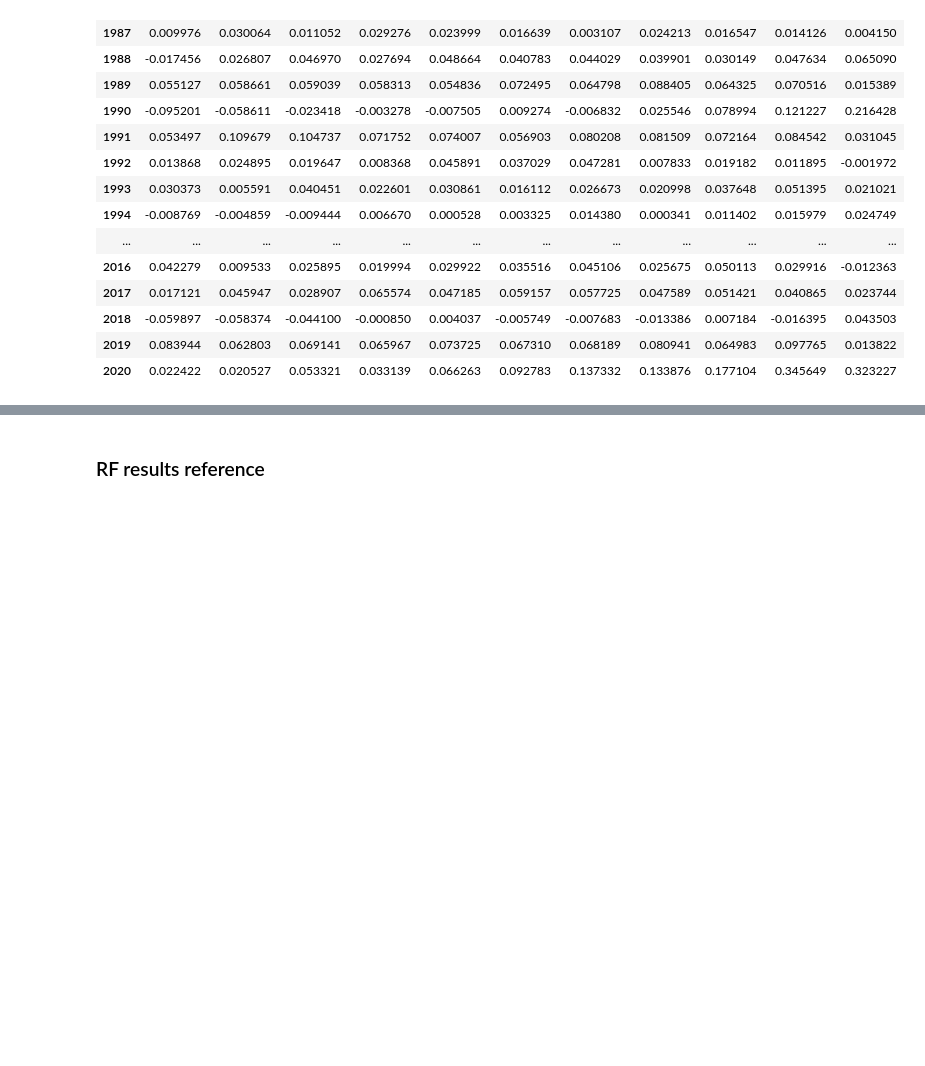
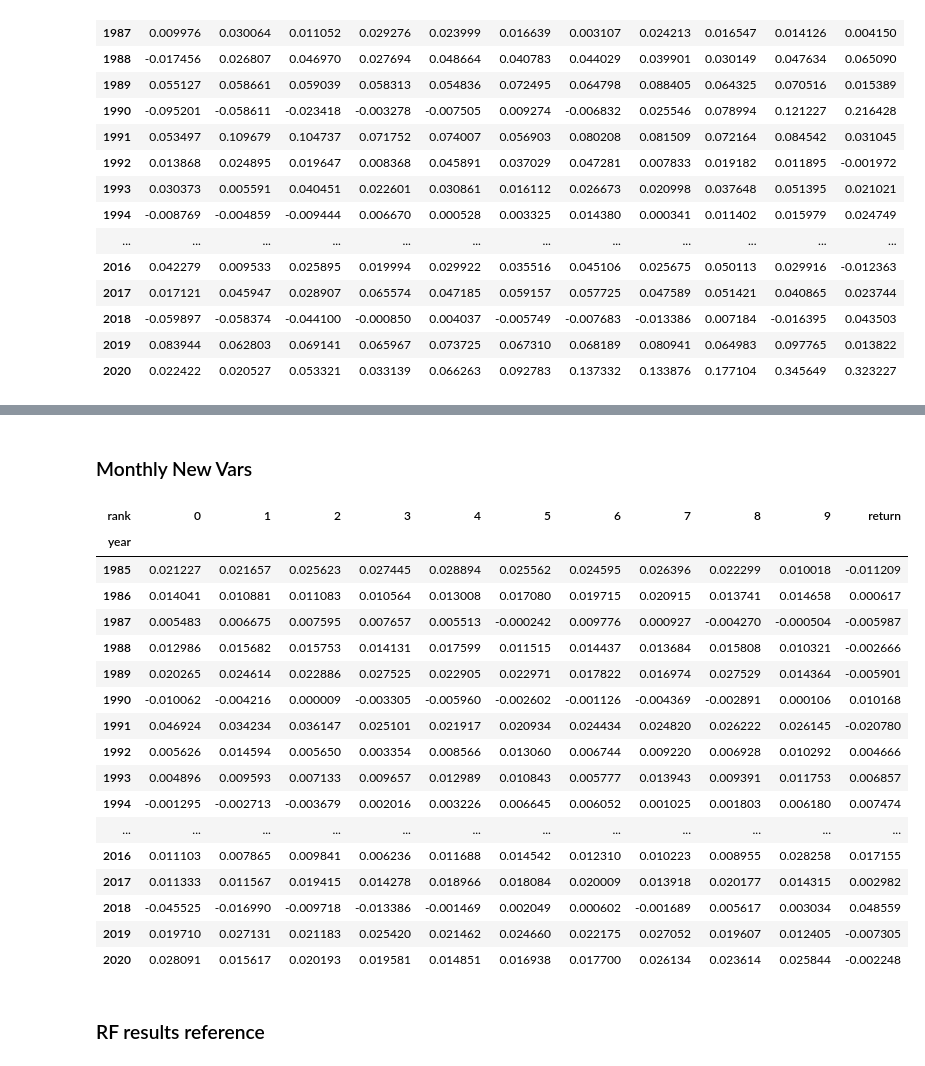
Before and after one commit to kevinidea/neural_network_stock_model, a Jupyter notebook: src/prediction_postprocessing.ipynb, the cells around one changed output, grey strips where cells are left out. Drawn from its saved outputs; the diff is of its cells as text; code cells hidden in the pictures; blank space fills up the shorter version.

```diff
--- a/src/prediction_postprocessing.ipynb
+++ b/src/prediction_postprocessing.ipynb
@@ -263,3 +304,26 @@ analyze_result_files(quarterly_restricted_result_dir)
+# %% [markdown]
+### Monthly New Vars
+# %%
+analyze_result_files(monthly_new_result_dir)
+# %% [output]
+| rank | 0 | 1 | 2 | 3 | 4 | 5 | 6 | 7 | 8 | 9 | return |
+| year |  |  |  |  |  |  |  |  |  |  |  |
+| 1985 | 0.021227 | 0.021657 | 0.025623 | 0.027445 | 0.028894 | 0.025562 | 0.024595 | 0.026396 | 0.022299 | 0.010018 | -0.011209 |
+| 1986 | 0.014041 | 0.010881 | 0.011083 | 0.010564 | 0.013008 | 0.017080 | 0.019715 | 0.020915 | 0.013741 | 0.014658 | 0.000617 |
+| 1987 | 0.005483 | 0.006675 | 0.007595 | 0.007657 | 0.005513 | -0.000242 | 0.009776 | 0.000927 | -0.004270 | -0.000504 | -0.005987 |
+| 1988 | 0.012986 | 0.015682 | 0.015753 | 0.014131 | 0.017599 | 0.011515 | 0.014437 | 0.013684 | 0.015808 | 0.010321 | -0.002666 |
+| 1989 | 0.020265 | 0.024614 | 0.022886 | 0.027525 | 0.022905 | 0.022971 | 0.017822 | 0.016974 | 0.027529 | 0.014364 | -0.005901 |
+| 1990 | -0.010062 | -0.004216 | 0.000009 | -0.003305 | -0.005960 | -0.002602 | -0.001126 | -0.004369 | -0.002891 | 0.000106 | 0.010168 |
+| 1991 | 0.046924 | 0.034234 | 0.036147 | 0.025101 | 0.021917 | 0.020934 | 0.024434 | 0.024820 | 0.026222 | 0.026145 | -0.020780 |
+| 1992 | 0.005626 | 0.014594 | 0.005650 | 0.003354 | 0.008566 | 0.013060 | 0.006744 | 0.009220 | 0.006928 | 0.010292 | 0.004666 |
+| 1993 | 0.004896 | 0.009593 | 0.007133 | 0.009657 | 0.012989 | 0.010843 | 0.005777 | 0.013943 | 0.009391 | 0.011753 | 0.006857 |
+| 1994 | -0.001295 | -0.002713 | -0.003679 | 0.002016 | 0.003226 | 0.006645 | 0.006052 | 0.001025 | 0.001803 | 0.006180 | 0.007474 |
+| ... | ... | ... | ... | ... | ... | ... | ... | ... | ... | ... | ... |
+| 2016 | 0.011103 | 0.007865 | 0.009841 | 0.006236 | 0.011688 | 0.014542 | 0.012310 | 0.010223 | 0.008955 | 0.028258 | 0.017155 |
+| 2017 | 0.011333 | 0.011567 | 0.019415 | 0.014278 | 0.018966 | 0.018084 | 0.020009 | 0.013918 | 0.020177 | 0.014315 | 0.002982 |
+| 2018 | -0.045525 | -0.016990 | -0.009718 | -0.013386 | -0.001469 | 0.002049 | 0.000602 | -0.001689 | 0.005617 | 0.003034 | 0.048559 |
+| 2019 | 0.019710 | 0.027131 | 0.021183 | 0.025420 | 0.021462 | 0.024660 | 0.022175 | 0.027052 | 0.019607 | 0.012405 | -0.007305 |
+| 2020 | 0.028091 | 0.015617 | 0.020193 | 0.019581 | 0.014851 | 0.016938 | 0.017700 | 0.026134 | 0.023614 | 0.025844 | -0.002248 |
 # %% [markdown]
 ### RF results reference
 # %%
```
Also changed, not shown: parts of 18 cells of this notebook.
